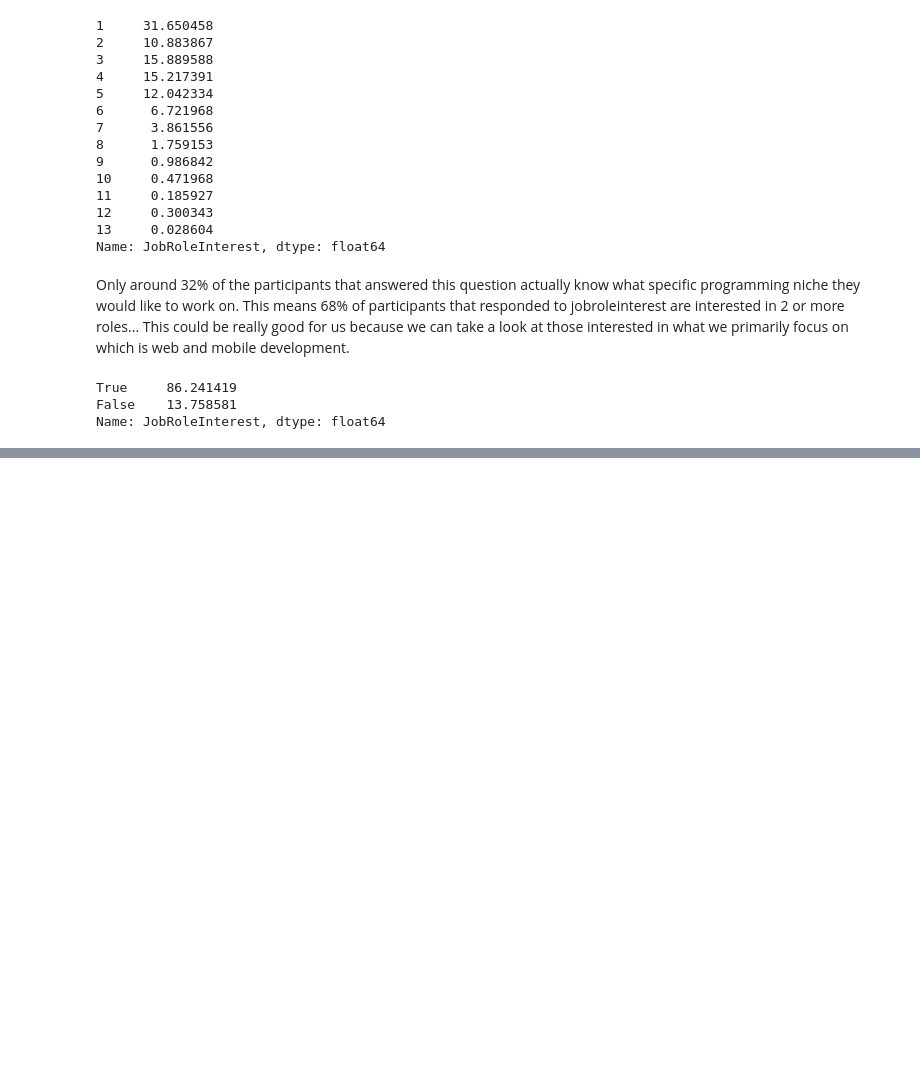
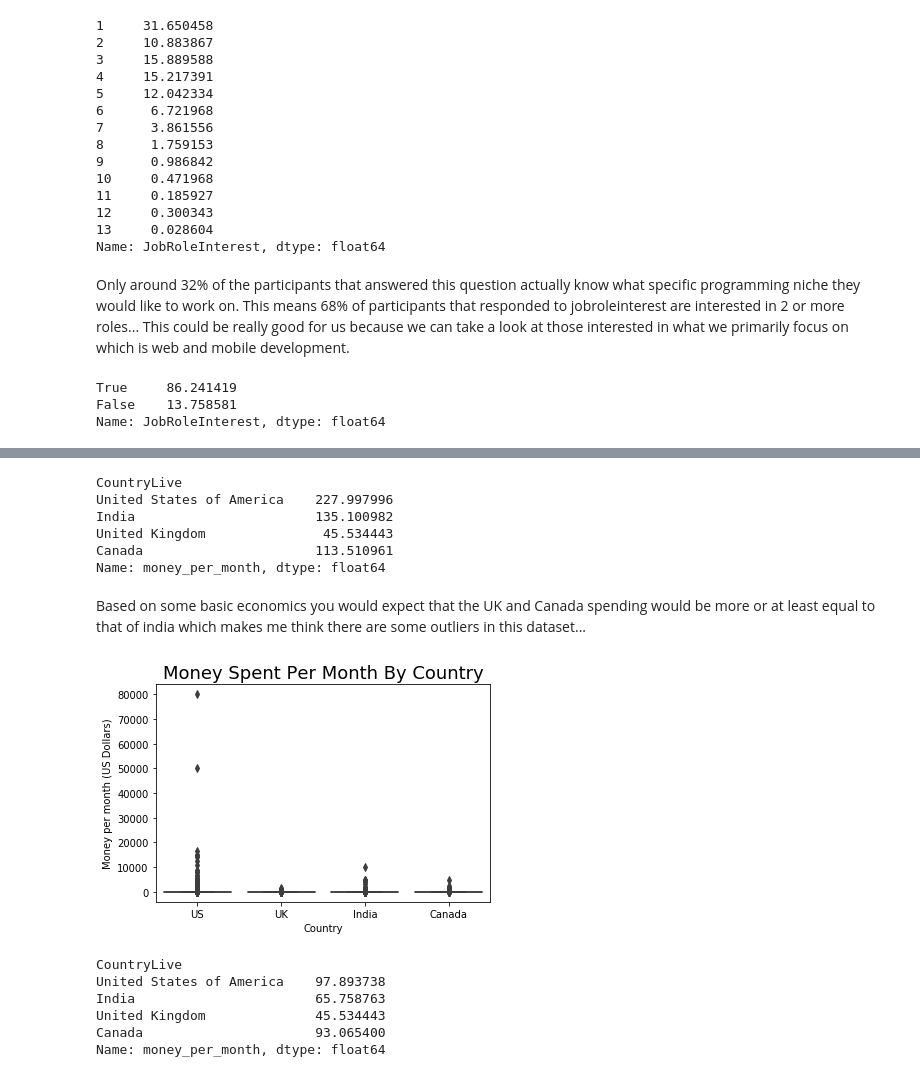
Before and after one commit to jrdazriel/Finding-The-Best-Markets, a Jupyter notebook: main.ipynb, the cells around one changed output, grey strips where cells are left out. Cells and saved outputs as stored; diff of their text form; code cells hidden in the pictures; blank space fills up the shorter version.

```diff
--- a/main.ipynb
+++ b/main.ipynb
@@ -135,0 +159,6 @@ plt.show()
+# %%
+country_live = fcc_data[fcc_data['JobRoleInterest'].notnull()].copy()
+country_live_freq_counts = country_live['CountryLive'].value_counts()
+country_live_freq_perc = country_live['CountryLive'].value_counts(normalize=True) * 100
+
+pd.DataFrame(data={'Counts': country_live_freq_counts, 'Percent': country_live_freq_perc})
@@ -135,0 +181,7 @@ plt.show()
+# %%
+#We have the idea of selling our subscription model for $29 per month so we will take a look at the MoneyForLearning column to see the amount of dollars spent
+#We will be utilizing the first 4 countries in our dataset... Which are all primarily English speaking countries
+country_live['MonthsProgramming'].replace(0,1, inplace=True) # this line will prevent us from dividing by 0
+
+country_live['money_per_month'] = country_live['MoneyForLearning'] / country_live['MonthsProgramming']
+country_live['money_per_month'].isnull().sum()
@@ -135,0 +190,5 @@ plt.show()
+# %%
+money_per_month = country_live[country_live['money_per_month'].notnull()]
+
+country_live_data_for_money = money_per_month[money_per_month['CountryLive'].notnull()]
+country_live_data_for_money['CountryLive'].value_counts().head()
@@ -135,0 +214,34 @@ plt.show()
+# %%
+country_live_mean['money_per_month'][['United States of America', 'India', 'United Kingdom', 'Canada']]
+# %% [output]
+CountryLive
+United States of America    227.997996
+India                       135.100982
+United Kingdom               45.534443
+Canada                      113.510961
+Name: money_per_month, dtype: float64
+# %% [markdown]
+Based on some basic economics you would expect that the UK and Canada spending would be more or at least equal to that of india which makes me think there are some outliers in this dataset...
+# %%
+main_4 = country_live_data_for_money[country_live_data_for_money['CountryLive'].str.contains('United States of America|India|United Kingdom|Canada')]
+
+#We can use a boxplot to see the distribution of the data here:
+sns.boxplot(y = 'money_per_month', x = 'CountryLive', data = main_4)
+plt.title('Money Spent Per Month By Country', fontsize = 18)
+plt.ylabel('Money per month (US Dollars)')
+plt.xlabel('Country')
+plt.xticks(range(4), ['US', 'UK', 'India', 'Canada'])
+plt.show()
+# %% [output]
+[figure, added]
+# %%
+country_live_data_for_money = country_live_data_for_money[country_live_data_for_money['money_per_month'] < 2500]
+countries_mean  = country_live_data_for_money.groupby('CountryLive').mean()
+countries_mean['money_per_month'][['United States of America', 'India', 'United Kingdom', 'Canada']]
+# %% [output]
+CountryLive
+United States of America    97.893738
+India                       65.758763
+United Kingdom              45.534443
+Canada                      93.065400
+Name: money_per_month, dtype: float64
```
Also changed, not shown: parts of 14 cells of this notebook.
